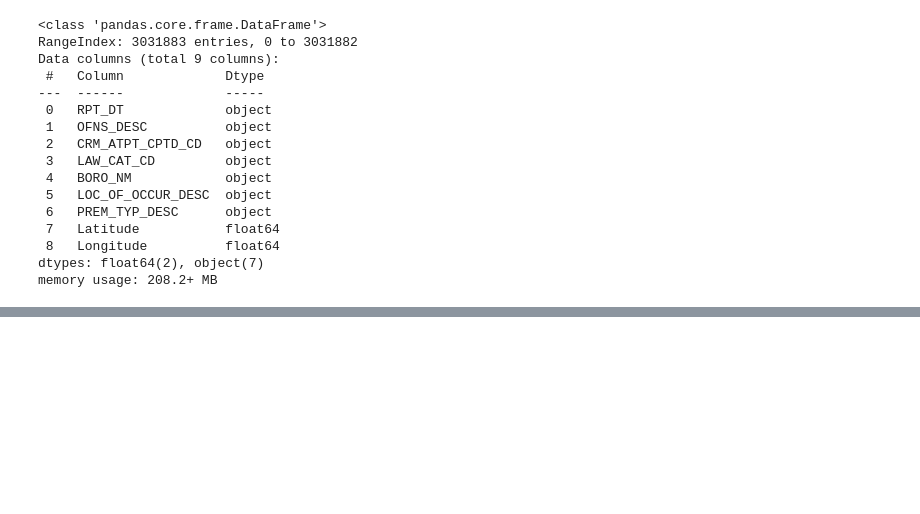
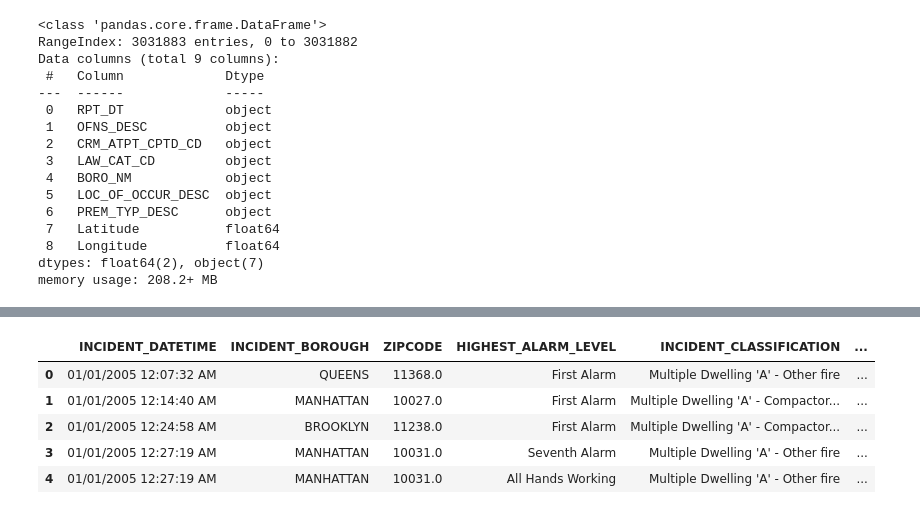
Before and after one commit to kkrusere/Developing-a-Score-to-Measure-Riskiness-of-Residential-Properties-Insurance, a Jupyter notebook: data_collection_prep_and_cleaning.ipynb, the cells around one changed output, grey strips where cells are left out. Drawn from its saved outputs; the diff is of its cells as text; code cells hidden in the pictures; blank space fills up the shorter version.

```diff
--- a/data_collection_prep_and_cleaning.ipynb
+++ b/data_collection_prep_and_cleaning.ipynb
@@ -361,0 +376,18 @@ data.to_csv("/content/drive/MyDrive/Capstone Project/NYPD_Complaint_Data_Histori
+# %%
+data = data[[
+              'INCIDENT_DATETIME',
+              'INCIDENT_BOROUGH',
+              'ZIPCODE',
+              'HIGHEST_ALARM_LEVEL',
+              'INCIDENT_CLASSIFICATION',
+              'INCIDENT_CLASSIFICATION_GROUP',
+
+              ]]
+data.head()
+# %% [output]
+|  | INCIDENT_DATETIME | INCIDENT_BOROUGH | ZIPCODE | HIGHEST_ALARM_LEVEL | INCIDENT_CLASSIFICATION | ... |
+| 0 | 01/01/2005 12:07:32 AM | QUEENS | 11368.0 | First Alarm | Multiple Dwelling 'A' - Other fire | ... |
+| 1 | 01/01/2005 12:14:40 AM | MANHATTAN | 10027.0 | First Alarm | Multiple Dwelling 'A' - Compactor... | ... |
+| 2 | 01/01/2005 12:24:58 AM | BROOKLYN | 11238.0 | First Alarm | Multiple Dwelling 'A' - Compactor... | ... |
+| 3 | 01/01/2005 12:27:19 AM | MANHATTAN | 10031.0 | Seventh Alarm | Multiple Dwelling 'A' - Other fire | ... |
+| 4 | 01/01/2005 12:27:19 AM | MANHATTAN | 10031.0 | All Hands Working | Multiple Dwelling 'A' - Other fire | ... |
```
Also changed, not shown: parts of 8 cells of this notebook.
